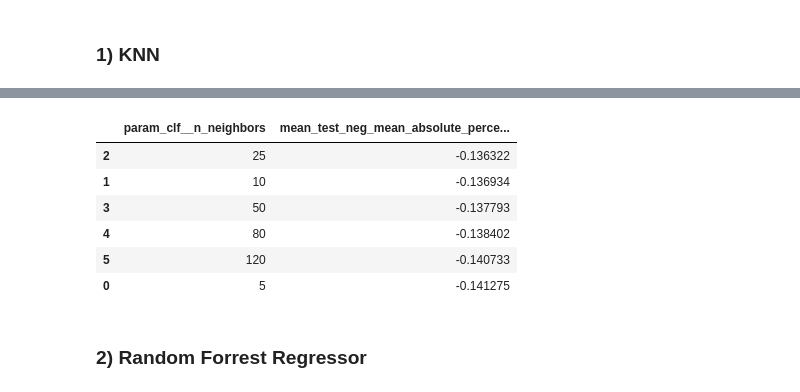
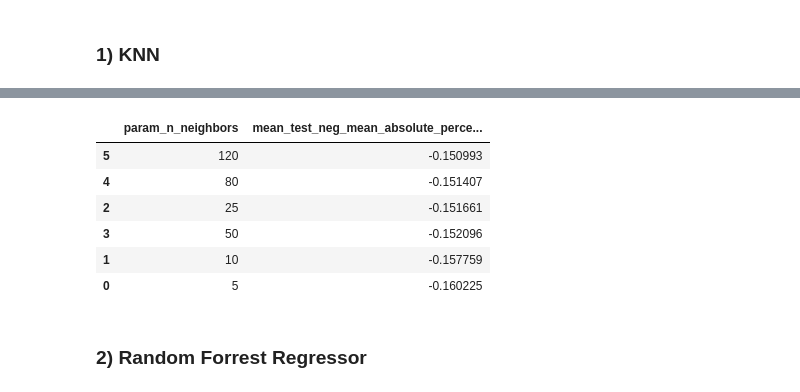
Before and after one commit to erenkotar/predicting-game-success-tensorflow, a Jupyter notebook: 3.2. Final Models.ipynb, the cells around one changed output, grey strips where cells are left out. Saved outputs shown, nothing was run; the diff lists cells and outputs as text; code cells hidden in the pictures.

```diff
--- a/3.2. Final Models.ipynb
+++ b/3.2. Final Models.ipynb
@@ -110,0 +132,2 @@ Data.df[Data.tb_cols].head(2)
+# %%
+X_train, X_test, X_val, y_train, y_test, y_val = Data.get_data(Data.tb_cols)
@@ -123,2 +149,13 @@ k_cv = KFold(n_splits=3, shuffle=True, random_state=42)
+# %%
+from sklearn.model_selection import GridSearchCV, PredefinedSplit
+
+# X_combined = np.vstack((X_train, X_val))
+# y_combined = np.hstack((y_train, y_val))
+
+X_comb_s = pd.concat([X_train, X_val], axis=0)
+y_comb_s = pd.concat([y_train, y_val], axis=0)
+
+split_index = [-1]*len(X_train) + [0]*len(X_val)
+pds = PredefinedSplit(test_fold=split_index)
 # %% [markdown]
 ## Benchmarks
@@ -133,14 +166,12 @@ from sklearn.neighbors import KNeighborsRegressor
 # %%
-knn_clf = KNeighborsRegressor()
-
 knn_r_grid = {
-    "clf__n_neighbors":[5,10,25,50,80,120]
+    "n_neighbors":[5,10,25,50,80,120]
     }
 
-# grids manually altered
-
-knn_pipe = Pipeline([("scaler", r_scaler), ("clf", knn_clf)])
-knn_Ser = GridSearchCV(estimator = knn_pipe, param_grid= knn_r_grid, scoring=["neg_mean_squared_error","neg_mean_absolute_percentage_error"], refit="neg_mean_squared_error", cv = k_cv, verbose=2, n_jobs = -1)
+knn_clf = KNeighborsRegressor()
+knn_Ser = GridSearchCV(estimator = knn_clf, param_grid= knn_r_grid,
+                       scoring=["neg_mean_squared_error","neg_mean_absolute_percentage_error"],
+                       refit="neg_mean_squared_error", cv = pds, verbose=2, n_jobs = -1)
 # %%
-knn_Ser.fit(X_train_bm, y_train_bm)
+knn_Ser.fit(X_comb_s, y_comb_s)
 # %% [output]
@@ -173,16 +190,16 @@ GridSearchCV(cv=KFold(n_splits=3, random_state=42, shuffle=True),
                       'neg_mean_absolute_percentage_error'],
              verbose=2)
 # %%
-knn_cv_scores = (pd.DataFrame(knn_Ser.cv_results_)[["param_clf__n_neighbors","mean_test_neg_mean_absolute_percentage_error"]]).sort_values(by=["mean_test_neg_mean_absolute_percentage_error"], ascending=False)
+knn_cv_scores = (pd.DataFrame(knn_Ser.cv_results_)[["param_n_neighbors","mean_test_neg_mean_absolute_percentage_error"]]).sort_values(by=["mean_test_neg_mean_absolute_percentage_error"], ascending=False)
 knn_cv_scores
 # %% [output]
-|  | param_clf__n_neighbors | mean_test_neg_mean_absolute_perce... |
-| 2 | 25 | -0.136322 |
-| 1 | 10 | -0.136934 |
-| 3 | 50 | -0.137793 |
-| 4 | 80 | -0.138402 |
-| 5 | 120 | -0.140733 |
-| 0 | 5 | -0.141275 |
+|  | param_n_neighbors | mean_test_neg_mean_absolute_perce... |
+| 5 | 120 | -0.150993 |
+| 4 | 80 | -0.151407 |
+| 2 | 25 | -0.151661 |
+| 3 | 50 | -0.152096 |
+| 1 | 10 | -0.157759 |
+| 0 | 5 | -0.160225 |
 # %% [markdown]
 ### 2) Random Forrest Regressor
 # %%
```
Also changed, not shown: parts of 85 cells of this notebook.
